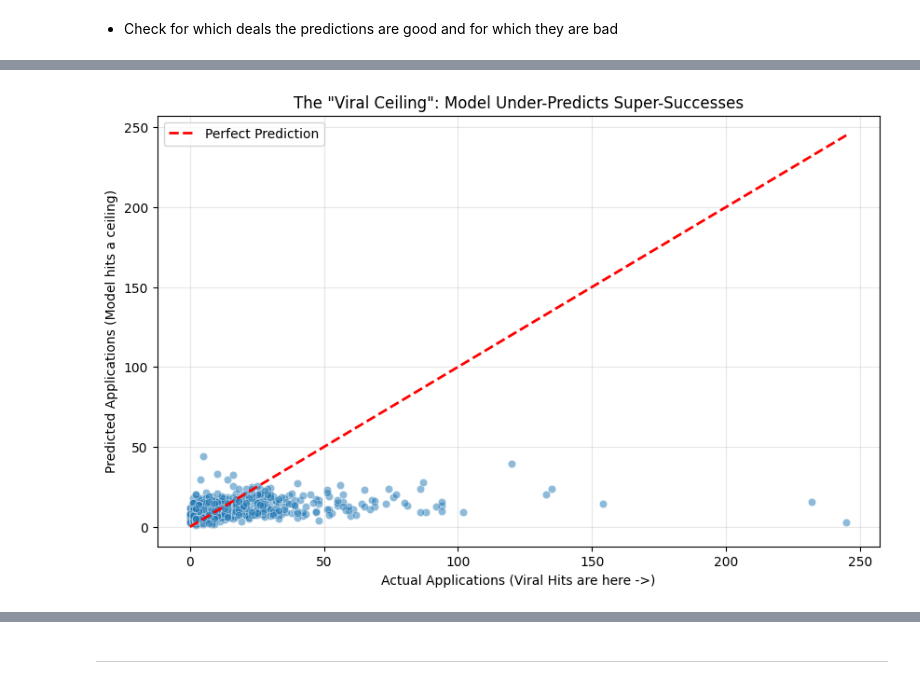
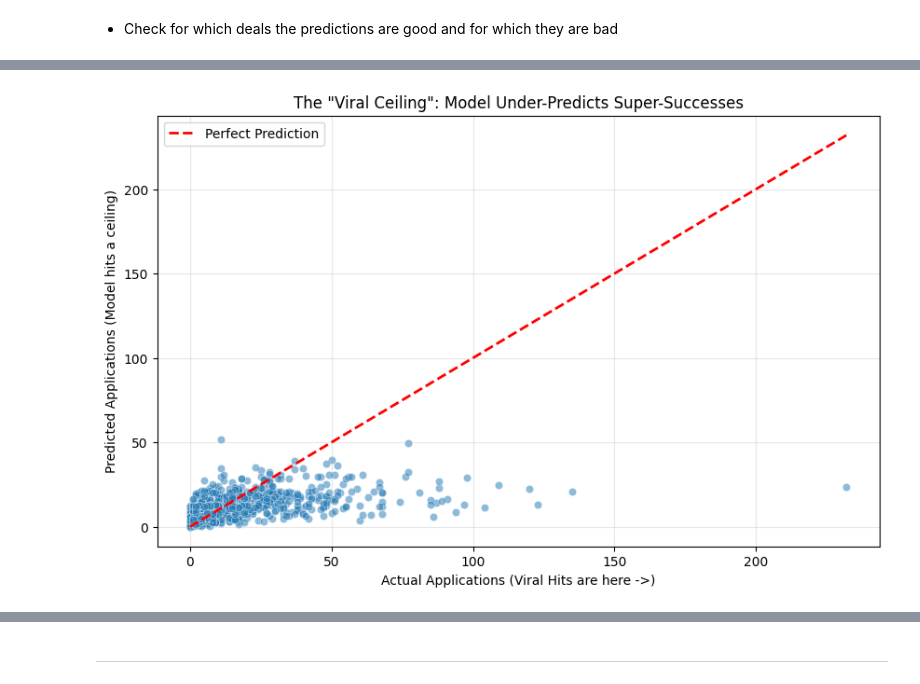
Before and after one commit to wouterbarter/AI_thesis_public, a Jupyter notebook: notebooks/barter_deals_analysis_basic_model.ipynb, the cells around one changed output, grey strips where cells are left out. Saved outputs shown, nothing was run; the diff lists cells and outputs as text; code cells hidden in the pictures.

```diff
--- a/notebooks/barter_deals_analysis_basic_model.ipynb
+++ b/notebooks/barter_deals_analysis_basic_model.ipynb
@@ -191,11 +410,16 @@ def run_cleaning_pipeline(raw_df, config):
 # %%
 # 1. Define your configuration dictionary
 cleaning_config = {
-    "START_DATE": "2025-05",
-    "MIN_CATEGORY_OBSERVATIONS": 50,
+    # "START_DATE": "2025-05",
+    "START_DATE": "2025-04",
+    # "MIN_CATEGORY_OBSERVATIONS": 20,
+    "MIN_CATEGORY_OBSERVATIONS": 30,
     "PARTNER_IDS_TO_REMOVE": [85, 4],
-    "DEAL_LANGUAGES_TO_REMOVE": ['de'],
+    # "PARTNER_IDS_TO_REMOVE": [],
+    # "DEAL_LANGUAGES_TO_REMOVE": ['de'],
+    "DEAL_LANGUAGES_TO_REMOVE": [],
     "diff_total_apps_7_days_floor": 10,
+    # Requiring min of 1 app improves R2, but might filter sincerely bad deals
     'MIN_APPS_TOTAL': 0,
     'min_apps_after_7_days': -1,
     "MIN_DEAL_VALUE": 0,
@@ -338,11 +842,13 @@ import numpy as np
 import statsmodels.api as sm
 from typing import List, Optional
 
+
 def build_base_predictor_matrix(
     df: pd.DataFrame,
     num_predictors: List[str],  # e.g., ['log_deal_value']
     bin_predictors: List[str],  # e.g., ['accepts_international']
-    cat_predictors: List[str],  # e.g., ['first_content_type', 'social_requirement_type_id']
+    # e.g., ['first_content_type', 'social_requirement_type_id']
+    cat_predictors: List[str],
     drop_na: bool = True
 ) -> Optional[pd.DataFrame]:
     """
@@ -371,7 +877,8 @@ def build_base_predictor_matrix(
         X = X.dropna()
         dropped_count = original_len - len(X)
         if dropped_count > 0:
-            print(f"ℹ️ Dropped {dropped_count} rows containing missing or infinite values.")
+            print(
+                f"ℹ️ Dropped {dropped_count} rows containing missing or infinite values.")
 
     if X.empty:
         print("❌ Error: DataFrame is empty after cleaning.")
@@ -421,16 +928,20 @@ def build_base_predictor_matrix(
 
 
 X = build_base_predictor_matrix(
-    df= model_df,
+    df=model_df,
     num_predictors=CONTS,  # e.g., ['log_deal_value']
     bin_predictors=BINS,  # e.g., ['accepts_international']
-    cat_predictors=CATS,  # e.g., ['first_content_type', 'social_requirement_type_id']
+    # e.g., ['first_content_type', 'social_requirement_type_id']
+    cat_predictors=CATS,
     drop_na=True
 )
 
 y = model_df.loc[X.index, TARGET]
 
-model = sm.OLS(y, X).fit(cov_type='cluster', cov_kwds={'groups': model_df.loc[X.index, 'partner_id']})
+# model = sm.OLS(y, X).fit(cov_type='HC3')
+
+model = sm.OLS(y, X).fit(cov_type='cluster', cov_kwds={
+    'groups': model_df.loc[X.index, 'partner_id']})
 
 model.summary()
 # %% [output]
@@ -661,36 +1207,41 @@ error_df
 # %%
 import matplotlib.pyplot as plt
 import seaborn as sns
+
 
 def plot_prediction_ceiling(model_results, df):
     # 1. Get data
     # Create a copy to avoid SettingWithCopyWarning
     plot_data = df.loc[model_results.fittedvalues.index].copy()
     plot_data['log_predicted'] = model_results.fittedvalues
     plot_data['log_actual'] = model_results.model.endog
 
     # 2. Convert back to counts for the plot (easier to see the 44 vs 244 gap)
     plot_data['pred_count'] = np.expm1(plot_data['log_predicted'])
     plot_data['actual_count'] = np.expm1(plot_data['log_actual'])
 
     # 3. Plot
     plt.figure(figsize=(10, 6))
-    sns.scatterplot(x='actual_count', y='pred_count', data=plot_data, alpha=0.5)
+    sns.scatterplot(x='actual_count', y='pred_count',
+                    data=plot_data, alpha=0.5)
 
     # Add the "Perfect Prediction" line
-    max_val = max(plot_data['actual_count'].max(), plot_data['pred_count'].max())
-    plt.plot([0, max_val], [0, max_val], 'r--', lw=2, label='Perfect Prediction')
+    max_val = max(plot_data['actual_count'].max(),
+                  plot_data['pred_count'].max())
+    plt.plot([0, max_val], [0, max_val], 'r--',
+             lw=2, label='Perfect Prediction')
 
     plt.title('The "Viral Ceiling": Model Under-Predicts Super-Successes')
     plt.xlabel('Actual Applications (Viral Hits are here ->)')
     plt.ylabel('Predicted Applications (Model hits a ceiling)')
     plt.legend()
     plt.grid(True, alpha=0.3)
     plt.show()
 
+
 plot_prediction_ceiling(model, model_df)
 # %% [output]
-[figure, old version]
+[figure, new version]
 # %%
 # Check the partners of the biggest underpredictions
 misses = error_df.sort_values(by='error', ascending=False).head(20)
```
Also changed, not shown: parts of 64 cells of this notebook.
